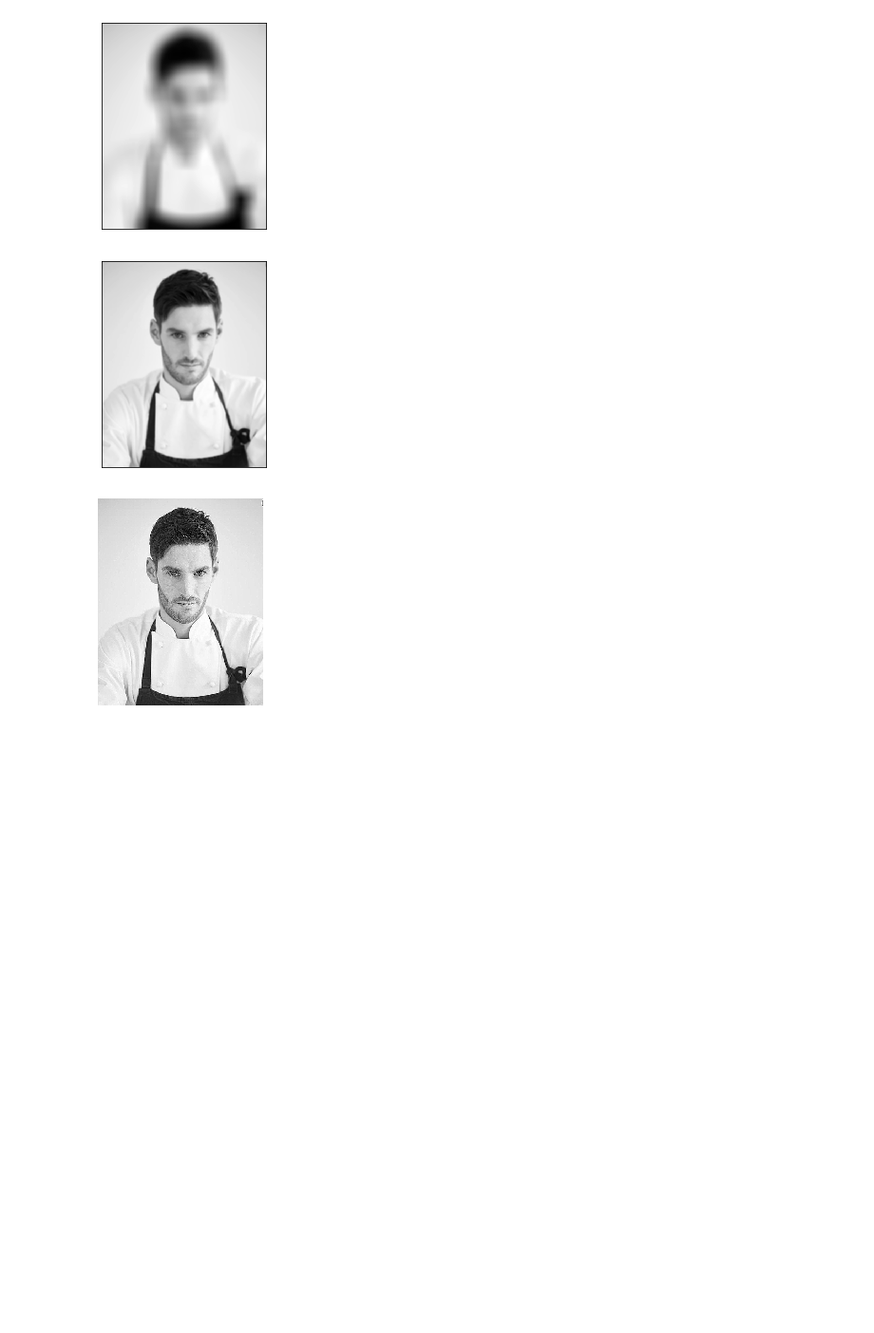
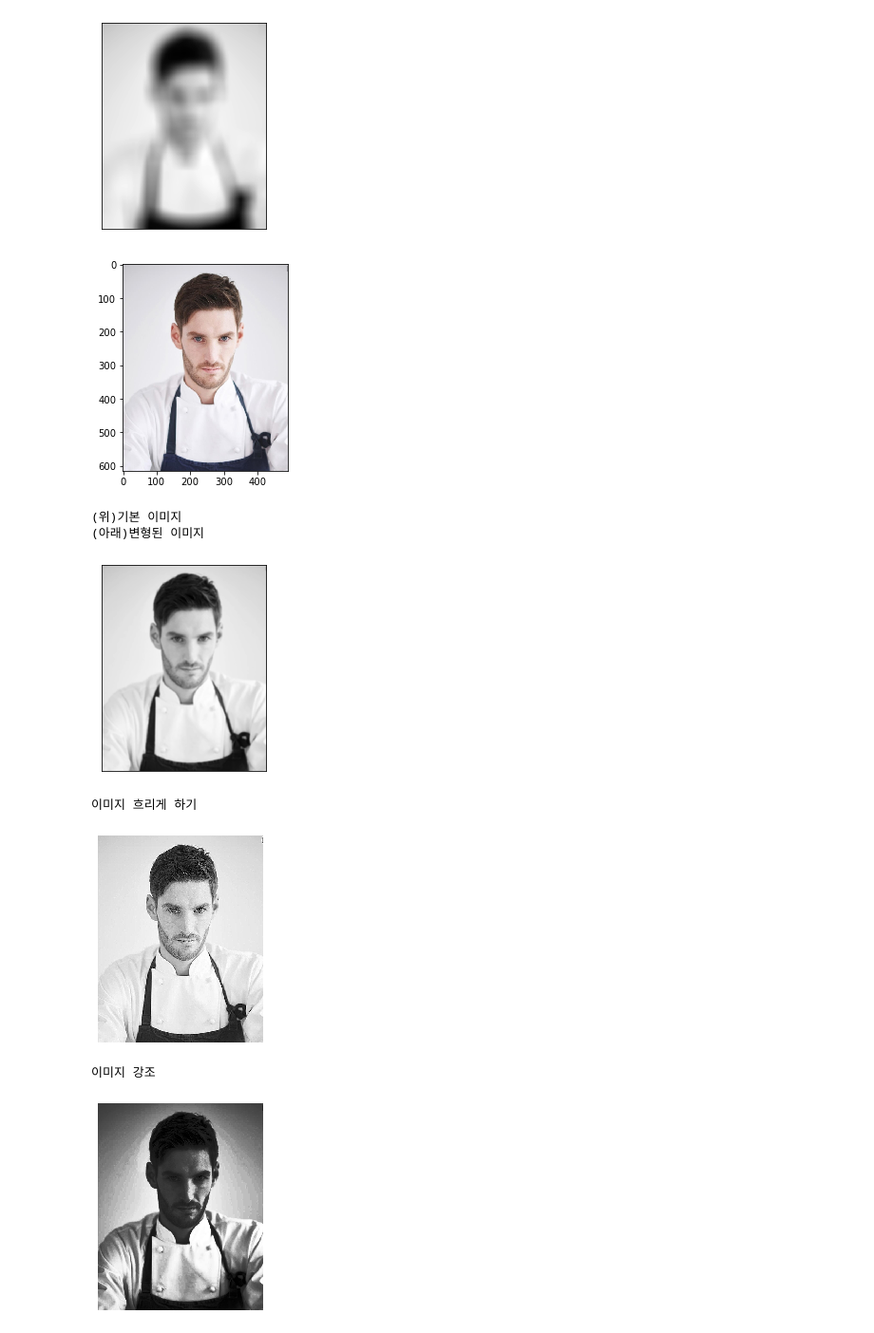
Before and after one commit to ehdrbdndns/Jupyter_project, a Jupyter notebook: opencv_normar_command.ipynb, the cells around one changed output. Shown: that part at 95% size. Drawn from its saved outputs; the diff is of its cells as text; code cells hidden in the pictures; blank space fills up the shorter version.

Commit message:
cook_book_image

```diff
--- a/opencv_normar_command.ipynb
+++ b/opencv_normar_command.ipynb
@@ -54,21 +54,93 @@ plt.show()
 # %%
 import cv2
 import numpy as np
 from matplotlib import pyplot as plt
 
 image = cv2.imread("image/Person/test3.jpg", cv2.IMREAD_GRAYSCALE)
+image_bgr = cv2.imread("image/Person/test3.jpg")
+image_rgb = cv2.cvtColor(image_bgr, cv2.COLOR_BGR2RGB)
+plt.imshow(image_rgb)
+plt.show()
+print("(위)기본 이미지\n(아래)변형된 이미지")
 
 #커널 생성(이미지 흐리게 하기 <- 그냥 예시) !!주의 커널은 매우 중요한 개념인듯 하자 이해하고 넘어가자 https://setosa.io/ev/image-kernels/
 kernel = np.ones((5,5)) / 25.0
-image_kernel = cv2.filter2D(image, -1, kernel)
-plt.imshow(image_kernel, cmap="gray"), plt.xticks([]), plt.yticks([])
+image_kernel = cv2.filter2D(image, -1, kernel) # 두번째 매개변수인 -1은 픽셀값의 범위를 지정하느 것으로 -1이면 입력과 동일한 범위를 유지한다.
+plt.imshow(image_kernel, cmap="gray"), plt.xticks([]), plt.yticks([]) #tick은 사진에 있는 좌표 표시부분을 말하는거 같음( 내 생각 )
 plt.show()
+print("이미지 흐리게 하기")
 
 #커널 생성(강조)
 kernel = np.array([[0, -1, 0], [-1, 5, -1], [0, -1, 0]])
 image_sharp = cv2.filter2D(image, -1, kernel)
 plt.imshow(image_sharp, cmap = "gray"), plt.axis("off")
 plt.show()
+print("이미지 강조")
+
+#이미지 대비 높이기 OpenCV의 equalizeHist 함수를 사용
+image_enhanced = cv2.equalizeHist(image)
+plt.imshow(image_enhanced, cmap = "gray"), plt.axis("off")
+plt.show()
+print("흑백 이미지 대비 높이기")
+
+#컬러 이미지 대비 높이기
+image_yuv = cv2.cvtColor(image_bgr, cv2.COLOR_BGR2YUV) ## 이미지 대비를 높이기 위해서 히스토그램 평활화를 하는데 먼저 yuv로 변경 후
+image_yuv[:,:,0] = cv2.equalizeHist(image_yuv[:,:,0])   # equalizeHist를 진행하고 다시 rgb로 바꾸고 출력한다
+image_rgb = cv2.cvtColor(image_yuv, cv2.COLOR_YUV2RGB)  # y는 밝기 이고 u,v는 색상을 뜻한다.
+plt.imshow(image_rgb), plt.axis("off")                  # 이는 관심 대상을 다른 객체나 배경과 잘 구분되도록 만들어 줌(항상 그런것은 아님)
+plt.show()
+print("컬러 이미지 대비 높이기")
+
+#이미지 색깔 구분하기
+image_hsv = cv2.cvtColor(image_bgr, cv2.COLOR_BGR2HSV)              ## hsv(색상, 채도, 명도)로 변경 후 격리시킬 값의 범위를 결정
+lower_blue = np.array([50,100,50])                                   # hsv에서 파랑값의 범위를 정의함
+upper_blue = np.array([130,255,255])
+mask = cv2.inRange(image_hsv, lower_blue, upper_blue)                # 이미지에 적용할 마스크를 만듬
+
+plt.imshow(mask, cmap='gray'), plt.axis("off")
+plt.show()
+print("색깔구분에 사용되는 마스크(흑백 버전)")
+
+image_bgr_masked = cv2.bitwise_and(image_bgr, image_bgr, mask=mask)  # bitwise_and 함수를 사용하여 이미지에 마스크를 적용
+image_rgv = cv2.cvtColor(image_bgr_masked, cv2.COLOR_BGR2RGB)        # rgb로 이미지 포맷 후 출력
+plt.imshow(image_rgb), plt.axis("off")
+plt.show()
+print("이미지 색깔 구분하기(대비와 비슷)")
+
+##이미지 이진화하기(이미지를 단순한버전으로 출력해야 할 때, 이미지 안의 영역마다 빛 조건이 달라질 때 도움이 됨) - 적응적 이진화 적용
+ #장점은 중요한 요소를 유지하면서 이미지의 노이즈를 제거하는 것.
+image_gray = cv2.imread("image/Person/test3.jpg", cv2.IMREAD_GRAYSCALE) ## 어떤 값보다 큰 값을 가진  픽셀을 흰색으로 만들고 작은 값을
+                                                                         # 가진 픽셀은 검은색으로 만드는과정 더 고급 기술(적응적 이진화)
+                                                                         # 은 임계값 주변의 픽셀의 강도에 의해 결정됨
+max_output_value = 255                                                   # 출력 픽셀 강도의 최대값을 결정
+neighborhood_size = 99                                                   # 블록 크기(임계값 결정에 사용하는 주변 영역 크기)
+subtract_from_mean = 10                                                  # 계산된 임곗값에서뺄 상수(임곗값을 수동으로 미세조정하는데 사용)
+image_binarized = cv2.adaptiveThreshold(image_gray,
+                                        max_output_value,
+                                        cv2.ADAPTIVE_THRESH_GAUSSIAN_C,  # 픽셀의 임계값을 주변 픽셀 강도의 가중치 합으로 설정함.
+                                        cv2.THRESH_BINARY,
+                                        neighborhood_size,
+                                        subtract_from_mean)
+plt.imshow(image_binarized, cmap="gray"), plt.axis("off")
+plt.show()
+print("이미지 이진화")
+
+#배경 제거하기 - 사진 자료가 달라 잘 실행되지 않음(쿡북 8.10 참고)
+
+#경계선 감지하기(캐니 경계선 감지기 사용)
+median_intensity = np.median(image_gray)                             #픽셀 강도의 중간값을 계산함
+lower_threshold = int(max(0, (1.0 - 0.33) * median_intensity))       #임계값의 저점과 고점, Canny를 전체 이미지 모음에 적용하기 위해서
+upper_threshold = int(min(255, (1.0 + 0.33) * median_intensity))     #몇 개의 이미지를 테스트하여 낮은 임계값과 높은 임계값의 적절한 쌍을 찾는 것이 좋은 결과를 만듬.
+image_canny = cv2.Canny(image_gray, lower_threshold, upper_threshold)
+plt.imshow(image_canny, cmap ="gray"), plt.axis("off")
+plt.show()
+print("경계값 감지")
 # %% [output]
-[figure, old version]
+[figure, new version]
+(위)기본 이미지
+(아래)변형된 이미지
-[figure, old version]
+[figure, new version]
+이미지 흐리게 하기
+[figure, added]
+이미지 강조
+[figure, added]
```
Also changed, not shown: parts of 1 cell of this notebook.
